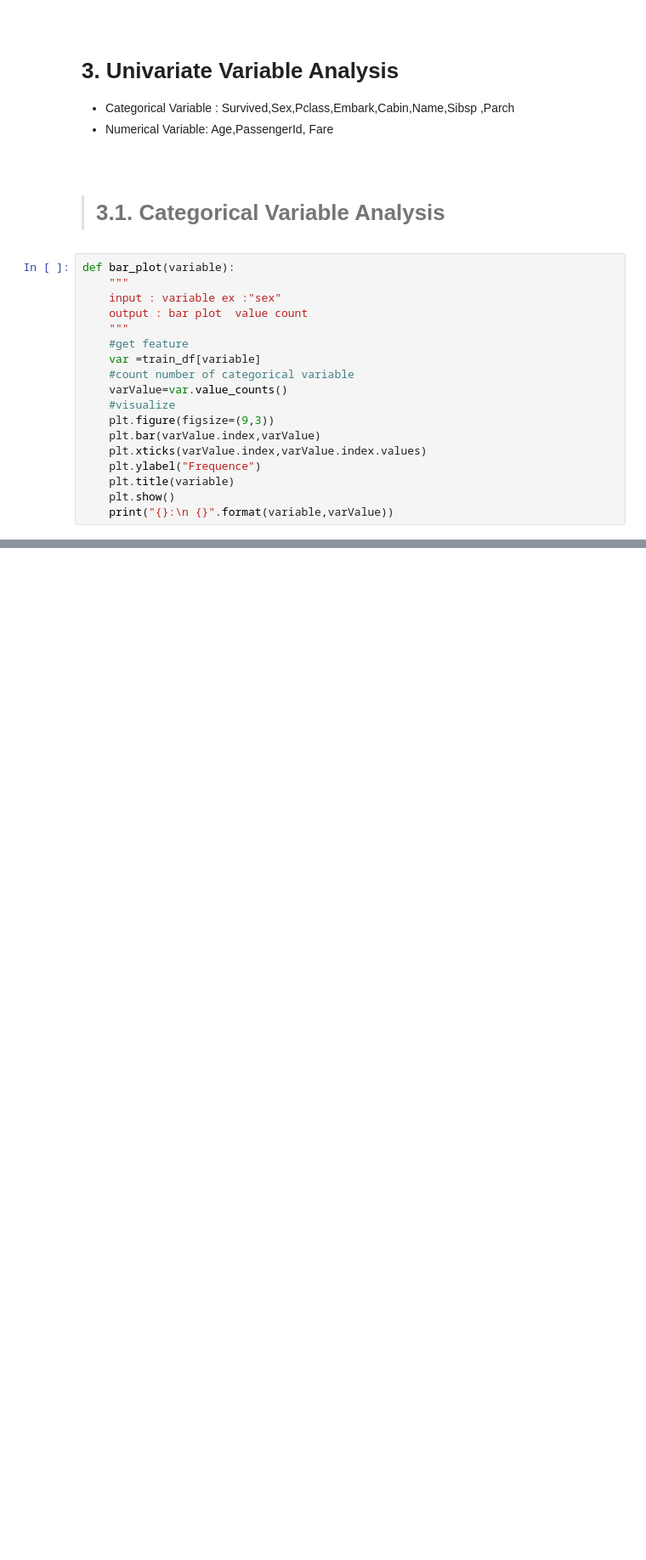
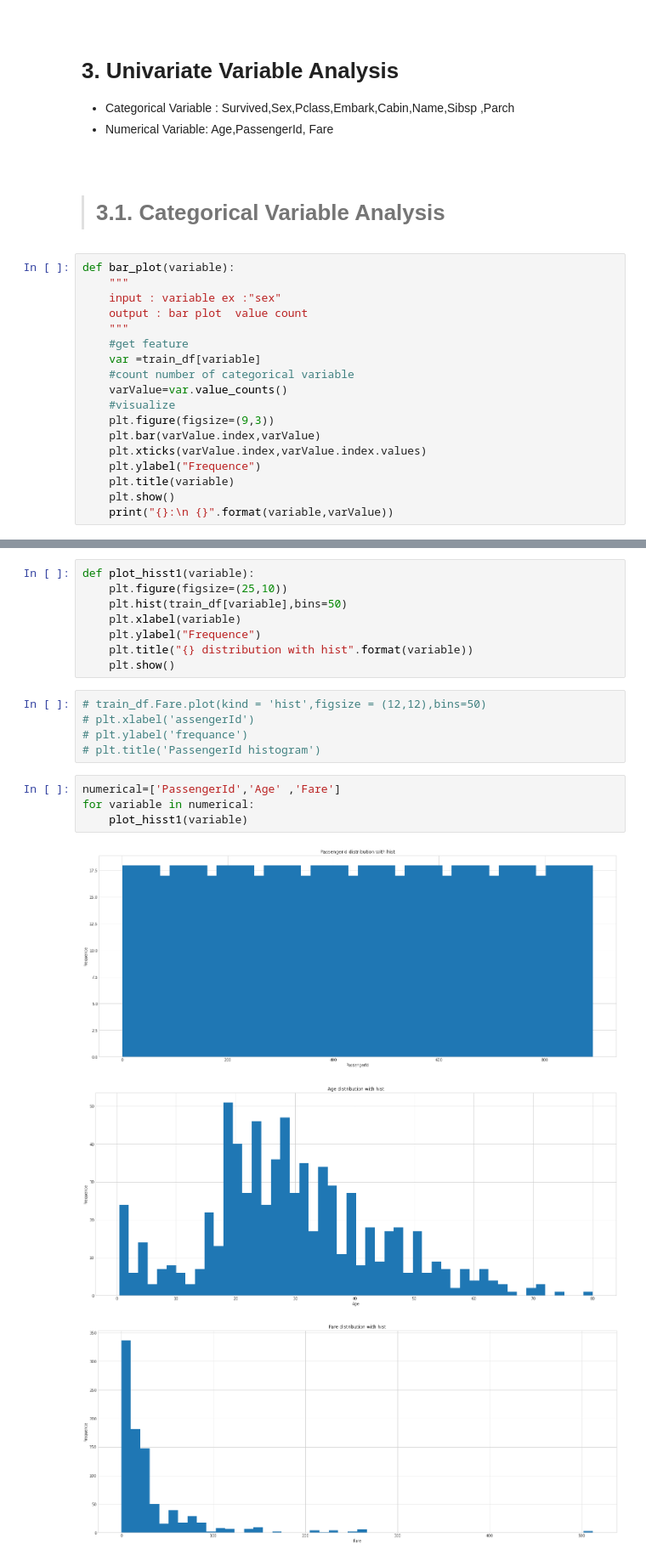
Before and after one commit to TolgaTANRISEVER/titanic-EDA, a Jupyter notebook: titanic-eda.ipynb, the cells around one changed output, grey strips where cells are left out. Shown at 85% size. Drawn from its saved outputs; the diff is of its cells as text; blank space fills up the shorter version.

```diff
--- a/titanic-eda.ipynb
+++ b/titanic-eda.ipynb
@@ -267,0 +276,21 @@ Name: Cabin, Length: 147, dtype: int64
+# %%
+def plot_hisst1(variable):
+    plt.figure(figsize=(25,10))
+    plt.hist(train_df[variable],bins=50)
+    plt.xlabel(variable)
+    plt.ylabel("Frequence")
+    plt.title("{} distribution with hist".format(variable))
+    plt.show()
+# %%
+# train_df.Fare.plot(kind = 'hist',figsize = (12,12),bins=50)
+# plt.xlabel('assengerId')
+# plt.ylabel('frequance')
+# plt.title('PassengerId histogram')
+# %%
+numerical=['PassengerId','Age' ,'Fare']
+for variable in numerical:
+    plot_hisst1(variable)
+# %% [output]
+[figure, added]
+[figure, added]
+[figure, added]
```
Also changed, not shown: parts of 19 cells of this notebook.
